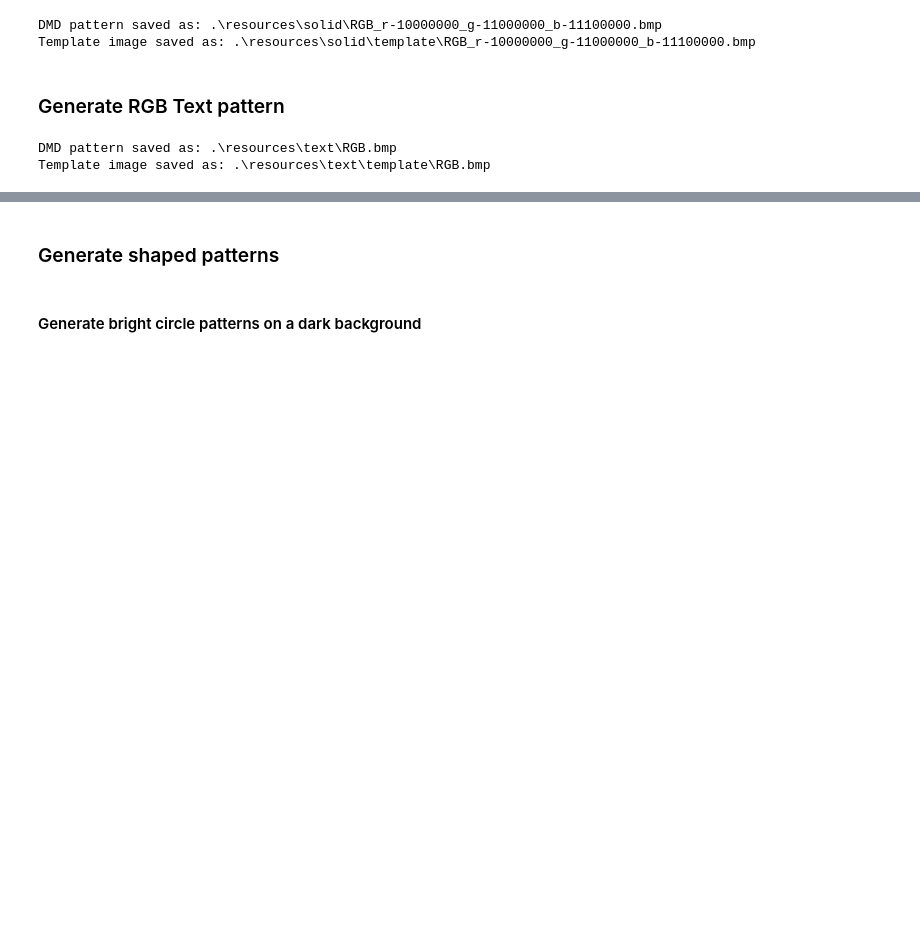
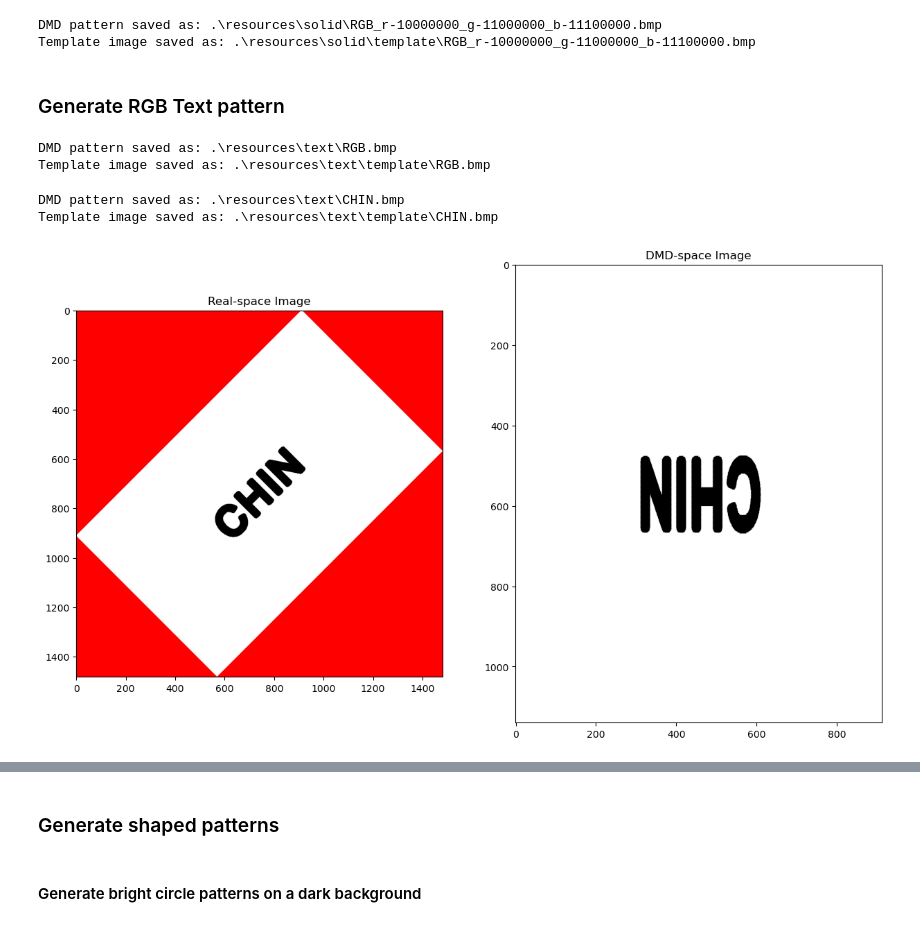
Before and after one commit to ChinLabQMS/DMD-pattern-generator, a Jupyter notebook: DMD_RGB_pattern_generation.ipynb, the cells around one changed output, grey strips where cells are left out. Drawn from its saved outputs; the diff is of its cells as text; code cells hidden in the pictures; blank space fills up the shorter version.

Commit message:
add more parameters for drawing text

```diff
--- a/DMD_RGB_pattern_generation.ipynb
+++ b/DMD_RGB_pattern_generation.ipynb
@@ -93,3 +93,14 @@ dmd.saveFrameToFile(save_dir + 'text/', 'RGB.bmp')
 # %% [output]
 DMD pattern saved as: .\resources\text\RGB.bmp
 Template image saved as: .\resources\text\template\RGB.bmp
+# %%
+dmd.drawPattern(painter.drawText('C', offset=(-160, 0), font_size=160, stroke_width=10), color=0)
+dmd.drawPattern(painter.drawText('H', offset=(-30, 0),font_size=160, stroke_width=10), color=0, reset=False)
+dmd.drawPattern(painter.drawText('I', offset=(60, 0),font_size=160, stroke_width=10), color=0, reset=False)
+dmd.drawPattern(painter.drawText('N', offset=(150, 0),font_size=160, stroke_width=10), color=0, reset=False)
+dmd.saveFrameToFile(save_dir + 'text/', 'CHIN.bmp')
+dmd.displayPattern()
+# %% [output]
+DMD pattern saved as: .\resources\text\CHIN.bmp
+Template image saved as: .\resources\text\template\CHIN.bmp
+[figure, added]
```
Also changed, not shown: parts of 2 cells of this notebook, 2 other files.
